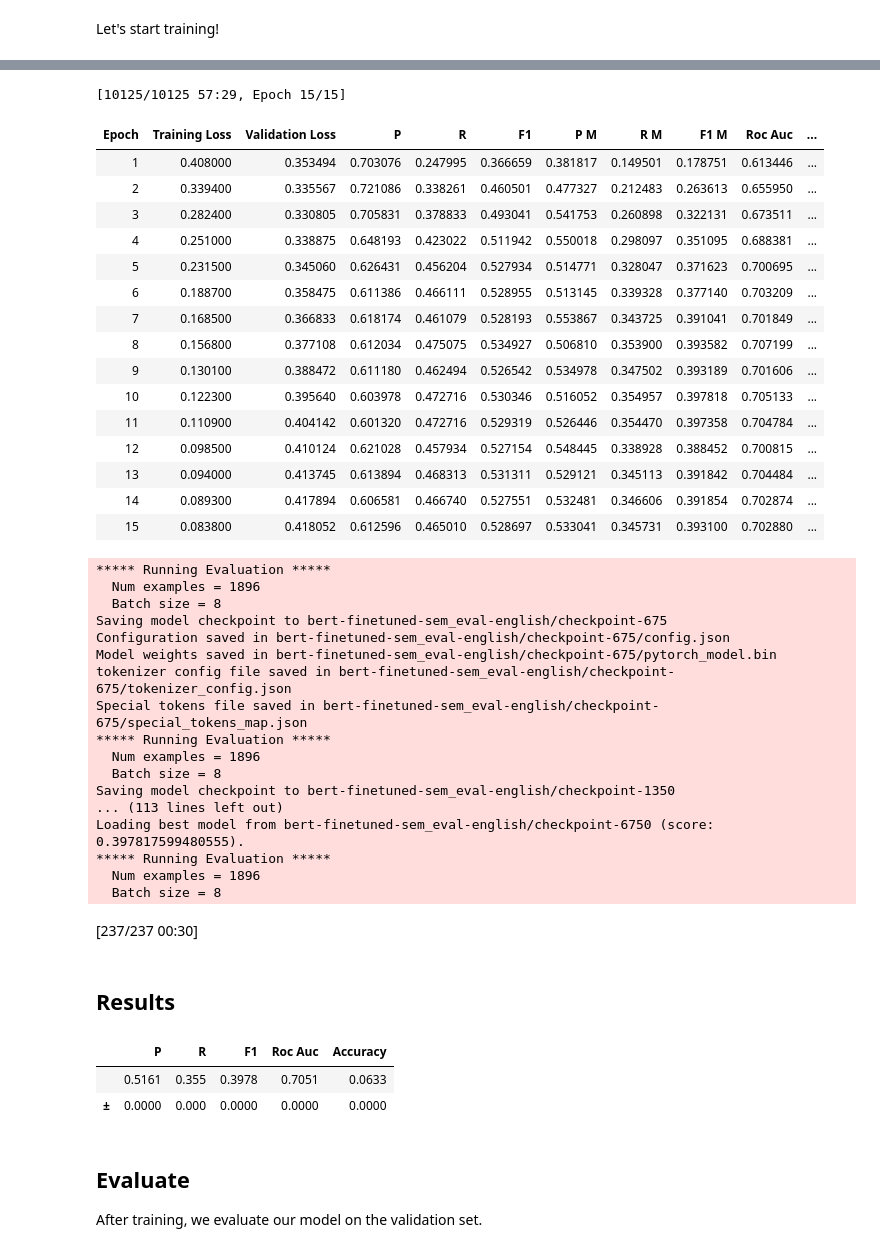
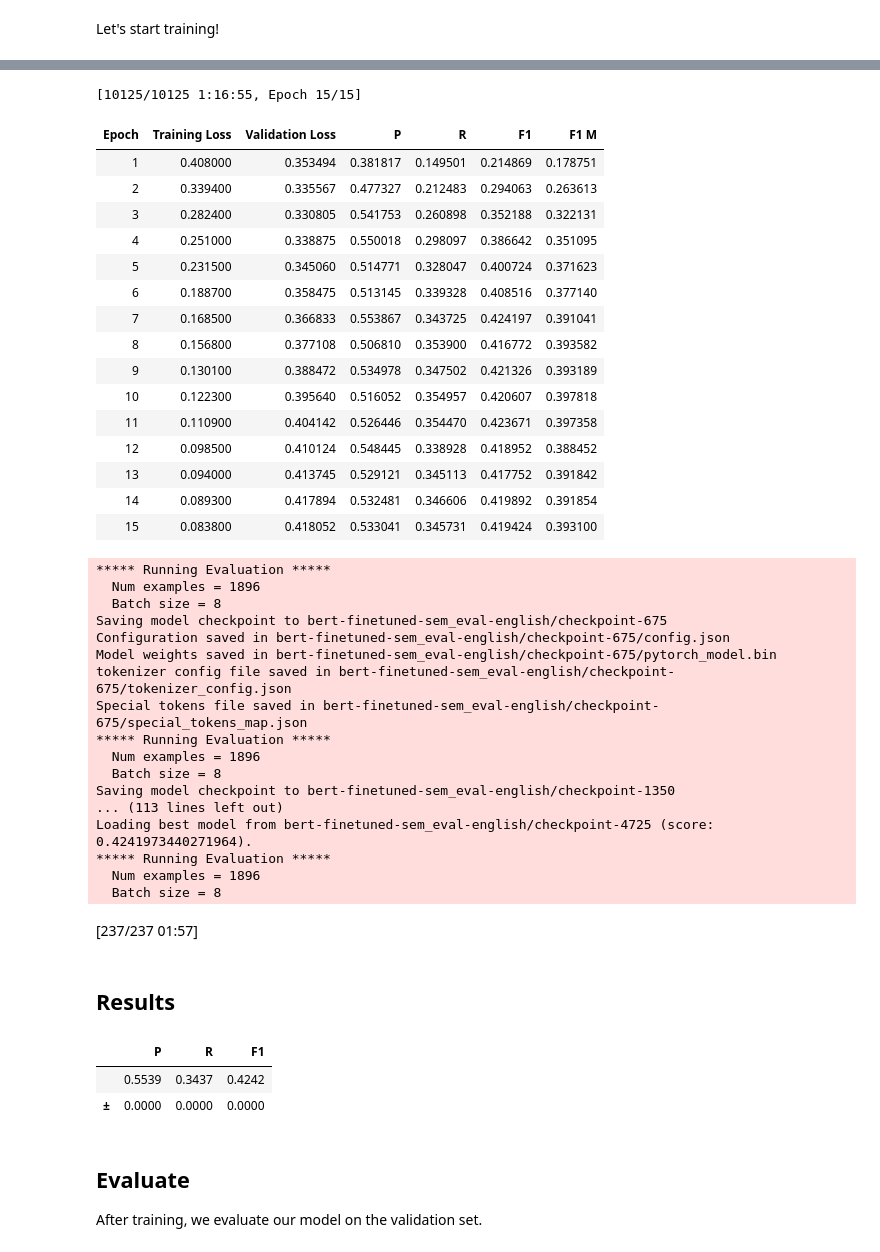
Before and after one commit to DimitrisPatiniotis/Human-Value-Detection, a Jupyter notebook: baselines/BERT/jupyter/BERT-baseline-FULL-Corpus.ipynb, the cells around one changed output, grey strips where cells are left out. Drawn from its saved outputs; the diff is of its cells as text; code cells hidden in the pictures.

```diff
--- a/baselines/BERT/jupyter/BERT-baseline-FULL-Corpus.ipynb
+++ b/baselines/BERT/jupyter/BERT-baseline-FULL-Corpus.ipynb
@@ -243,7 +243,7 @@ We are going to train the model using HuggingFace's Trainer API. This requires u
 * a `Trainer` object (docs can be found [here](https://huggingface.co/transformers/main_classes/trainer.html#id1)).
 # %%
 batch_size = 8
-metric_name = "f1_m"
+metric_name = "f1"
 num_train_epochs = 15
 freeze_layers_bert = False
 # %%
@@ -371,11 +371,7 @@ metrics = {
     'p': [],
     'r': [],
     'f1': [],
-    'p_m': [],
-    'r_m': [],
-    'f1_m': [],
-    'roc_auc': [],
-    'accuracy': []
+    'f1_m': []
 }
 
 model = instantiate_model()
@@ -404,33 +400,33 @@ Some weights of the model checkpoint at bert-base-uncased were not used when ini
 - This IS expected if you are initializing BertForSequenceClassification from the checkpoint of a model trained on another task or with another architecture (e.g. initializing a BertForSequenceClassif ...
 - This IS NOT expected if you are initializing BertForSequenceClassification from the checkpoint of a model that you expect to be exactly identical (initializing a BertForSequenceClassification model  ...
 Some weights of BertForSequenceClassification were not initialized from the model checkpoint at bert-base-uncased and are newly initialized: ['classifier.weight', 'classifier.bias']
 You should probably TRAIN this model on a down-stream task to be able to use it for predictions and inference.
 ***** Running training *****
   Num examples = 5393
   Num Epochs = 15
   Instantaneous batch size per device = 8
   Total train batch size (w. parallel, distributed & accumulation) = 8
   Gradient Accumulation steps = 1
   Total optimization steps = 10125
   Number of trainable parameters = 109497620
 You're using a BertTokenizerFast tokenizer. Please note that with a fast tokenizer, using the `__call__` method is faster than using a method to encode the text followed by a call to the `pad` method  ...
-[10125/10125 57:29, Epoch 15/15]
+[10125/10125 1:16:55, Epoch 15/15]
-| Epoch | Training Loss | Validation Loss | P | R | F1 | P M | R M | F1 M | Roc Auc | ... |
-| 1 | 0.408000 | 0.353494 | 0.703076 | 0.247995 | 0.366659 | 0.381817 | 0.149501 | 0.178751 | 0.613446 | ... |
-| 2 | 0.339400 | 0.335567 | 0.721086 | 0.338261 | 0.460501 | 0.477327 | 0.212483 | 0.263613 | 0.655950 | ... |
-| 3 | 0.282400 | 0.330805 | 0.705831 | 0.378833 | 0.493041 | 0.541753 | 0.260898 | 0.322131 | 0.673511 | ... |
-| 4 | 0.251000 | 0.338875 | 0.648193 | 0.423022 | 0.511942 | 0.550018 | 0.298097 | 0.351095 | 0.688381 | ... |
-| 5 | 0.231500 | 0.345060 | 0.626431 | 0.456204 | 0.527934 | 0.514771 | 0.328047 | 0.371623 | 0.700695 | ... |
-| 6 | 0.188700 | 0.358475 | 0.611386 | 0.466111 | 0.528955 | 0.513145 | 0.339328 | 0.377140 | 0.703209 | ... |
-| 7 | 0.168500 | 0.366833 | 0.618174 | 0.461079 | 0.528193 | 0.553867 | 0.343725 | 0.391041 | 0.701849 | ... |
-| 8 | 0.156800 | 0.377108 | 0.612034 | 0.475075 | 0.534927 | 0.506810 | 0.353900 | 0.393582 | 0.707199 | ... |
-| 9 | 0.130100 | 0.388472 | 0.611180 | 0.462494 | 0.526542 | 0.534978 | 0.347502 | 0.393189 | 0.701606 | ... |
-| 10 | 0.122300 | 0.395640 | 0.603978 | 0.472716 | 0.530346 | 0.516052 | 0.354957 | 0.397818 | 0.705133 | ... |
-| 11 | 0.110900 | 0.404142 | 0.601320 | 0.472716 | 0.529319 | 0.526446 | 0.354470 | 0.397358 | 0.704784 | ... |
-| 12 | 0.098500 | 0.410124 | 0.621028 | 0.457934 | 0.527154 | 0.548445 | 0.338928 | 0.388452 | 0.700815 | ... |
-| 13 | 0.094000 | 0.413745 | 0.613894 | 0.468313 | 0.531311 | 0.529121 | 0.345113 | 0.391842 | 0.704484 | ... |
-| 14 | 0.089300 | 0.417894 | 0.606581 | 0.466740 | 0.527551 | 0.532481 | 0.346606 | 0.391854 | 0.702874 | ... |
-| 15 | 0.083800 | 0.418052 | 0.612596 | 0.465010 | 0.528697 | 0.533041 | 0.345731 | 0.393100 | 0.702880 | ... |
+| Epoch | Training Loss | Validation Loss | P | R | F1 | F1 M |
+| 1 | 0.408000 | 0.353494 | 0.381817 | 0.149501 | 0.214869 | 0.178751 |
+| 2 | 0.339400 | 0.335567 | 0.477327 | 0.212483 | 0.294063 | 0.263613 |
+| 3 | 0.282400 | 0.330805 | 0.541753 | 0.260898 | 0.352188 | 0.322131 |
+| 4 | 0.251000 | 0.338875 | 0.550018 | 0.298097 | 0.386642 | 0.351095 |
+| 5 | 0.231500 | 0.345060 | 0.514771 | 0.328047 | 0.400724 | 0.371623 |
+| 6 | 0.188700 | 0.358475 | 0.513145 | 0.339328 | 0.408516 | 0.377140 |
+| 7 | 0.168500 | 0.366833 | 0.553867 | 0.343725 | 0.424197 | 0.391041 |
+| 8 | 0.156800 | 0.377108 | 0.506810 | 0.353900 | 0.416772 | 0.393582 |
+| 9 | 0.130100 | 0.388472 | 0.534978 | 0.347502 | 0.421326 | 0.393189 |
+| 10 | 0.122300 | 0.395640 | 0.516052 | 0.354957 | 0.420607 | 0.397818 |
+| 11 | 0.110900 | 0.404142 | 0.526446 | 0.354470 | 0.423671 | 0.397358 |
+| 12 | 0.098500 | 0.410124 | 0.548445 | 0.338928 | 0.418952 | 0.388452 |
+| 13 | 0.094000 | 0.413745 | 0.529121 | 0.345113 | 0.417752 | 0.391842 |
+| 14 | 0.089300 | 0.417894 | 0.532481 | 0.346606 | 0.419892 | 0.391854 |
+| 15 | 0.083800 | 0.418052 | 0.533041 | 0.345731 | 0.419424 | 0.393100 |
 ***** Running Evaluation *****
   Num examples = 1896
   Batch size = 8
@@ -444,11 +440,11 @@ Special tokens file saved in bert-finetuned-sem_eval-english/checkpoint-675/spec
   Batch size = 8
 Saving model checkpoint to bert-finetuned-sem_eval-english/checkpoint-1350
 ... (113 lines left out)
-Loading best model from bert-finetuned-sem_eval-english/checkpoint-6750 (score: 0.397817599480555).
+Loading best model from bert-finetuned-sem_eval-english/checkpoint-4725 (score: 0.4241973440271964).
 ***** Running Evaluation *****
   Num examples = 1896
   Batch size = 8
-[237/237 00:30]
+[237/237 01:57]
 # %% [markdown]
 ## Results
 # %%
@@ -457,26 +453,22 @@ import numpy as np
 
 decimal_digits = 4
 
-data = [[round(np.mean(metrics['p_m']), decimal_digits),
-         round(np.mean(metrics['r_m']), decimal_digits),
-         round(np.mean(metrics['f1_m']), decimal_digits),
-         round(np.mean(metrics['roc_auc']), decimal_digits),
-         round(np.mean(metrics['accuracy']), decimal_digits),
+data = [[round(np.mean(metrics['p']), decimal_digits),
+         round(np.mean(metrics['r']), decimal_digits),
+         round(np.mean(metrics['f1']), decimal_digits)
         ],
-        [round(np.std(metrics['p_m']), decimal_digits),
-         round(np.std(metrics['r_m']), decimal_digits),
-         round(np.std(metrics['f1_m']), decimal_digits),
-         round(np.std(metrics['roc_auc']), decimal_digits),
-         round(np.std(metrics['accuracy']), decimal_digits),
+        [round(np.std(metrics['p']), decimal_digits),
+         round(np.std(metrics['r']), decimal_digits),
+         round(np.std(metrics['f1']), decimal_digits)
         ]]
 
-df = pd.DataFrame(data, index=["", "±"], columns=["P", "R", "F1", "Roc Auc", "Accuracy"])
+df = pd.DataFrame(data, index=["", "±"], columns=["P", "R", "F1"])
 df
 # df.style.hide_index()
 # %% [output]
-|  | P | R | F1 | Roc Auc | Accuracy |
-|  | 0.5161 | 0.355 | 0.3978 | 0.7051 | 0.0633 |
-| ± | 0.0000 | 0.000 | 0.0000 | 0.0000 | 0.0000 |
+|  | P | R | F1 |
+|  | 0.5539 | 0.3437 | 0.4242 |
+| ± | 0.0000 | 0.0000 | 0.0000 |
 # %% [markdown]
 ## Evaluate
 
```
Also changed, not shown: parts of 4 cells of this notebook, 1 other file.
